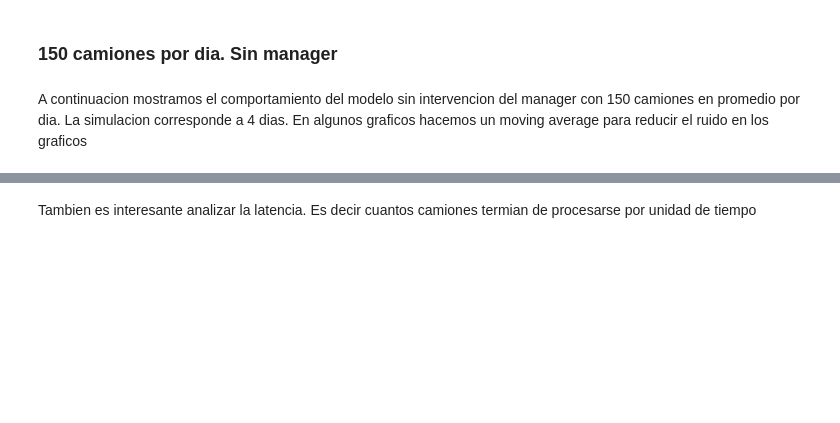
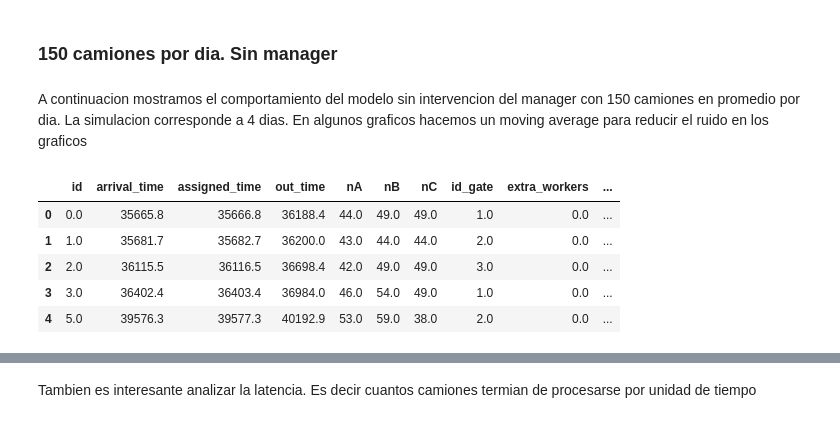
Before and after one commit to mcarreiro/dc-sed-tp1-2022, a Jupyter notebook: notebooks/inbound.ipynb, the cells around one changed output, grey strips where cells are left out. Cells and saved outputs as stored; diff of their text form; code cells hidden in the pictures; blank space fills up the shorter version.

```diff
--- a/notebooks/inbound.ipynb
+++ b/notebooks/inbound.ipynb
@@ -117,10 +129,25 @@ A continuacion mostramos el comportamiento del modelo sin intervencion del manag
 # %%
 with open("../data/top150trucksnoManager.out") as f:
     lines = f.readlines()
     lines = list(filter(lambda x: "out" in x, lines))
     lines = list(map(lambda x: x.split("[")[1].split("]")[0], lines))
 
     df = pd.DataFrame([x.split(', ') for x in lines])
 df.columns = ['id', 'arrival_time', "assigned_time", "out_time", "nA", "nB", "nC", 'id_gate', 'extra_workers']
 df = df.astype(np.float64)
+df = df.loc[df["arrival_time"] <3600*24*2]
+#df['arrival_time'] = df['arrival_time']/3600
+df.sort_values('arrival_time')
+
+df["total_time"] = df["out_time"] - df["arrival_time"]
+df["waiting_time"] = df["assigned_time"] - df["arrival_time"]
+df["proccesing_time"] = df["out_time"] - df["assigned_time"]
+df.head()
+# %% [output]
+|  | id | arrival_time | assigned_time | out_time | nA | nB | nC | id_gate | extra_workers | ... |
+| 0 | 0.0 | 35665.8 | 35666.8 | 36188.4 | 44.0 | 49.0 | 49.0 | 1.0 | 0.0 | ... |
+| 1 | 1.0 | 35681.7 | 35682.7 | 36200.0 | 43.0 | 44.0 | 44.0 | 2.0 | 0.0 | ... |
+| 2 | 2.0 | 36115.5 | 36116.5 | 36698.4 | 42.0 | 49.0 | 49.0 | 3.0 | 0.0 | ... |
+| 3 | 3.0 | 36402.4 | 36403.4 | 36984.0 | 46.0 | 54.0 | 49.0 | 1.0 | 0.0 | ... |
+| 4 | 5.0 | 39576.3 | 39577.3 | 40192.9 | 53.0 | 59.0 | 38.0 | 2.0 | 0.0 | ... |
 # %%
```
Also changed, not shown: parts of 18 cells of this notebook, 18 other files.
